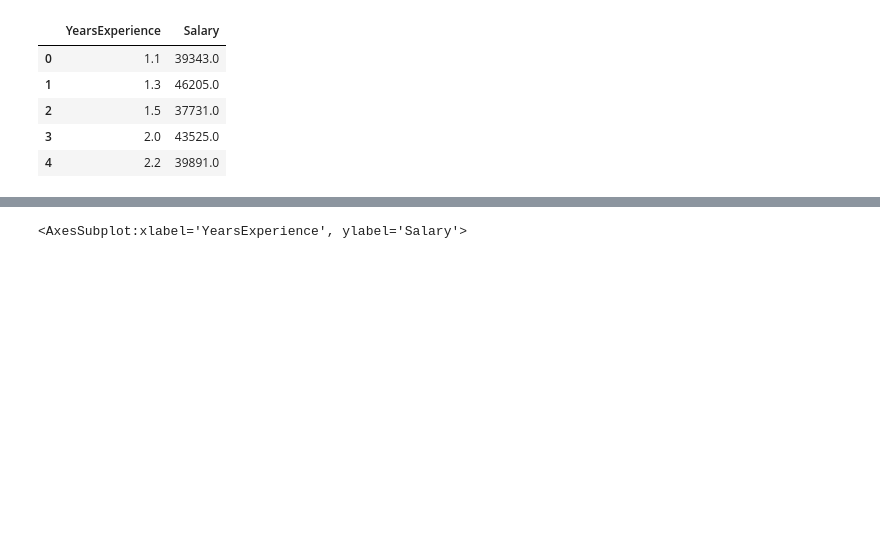
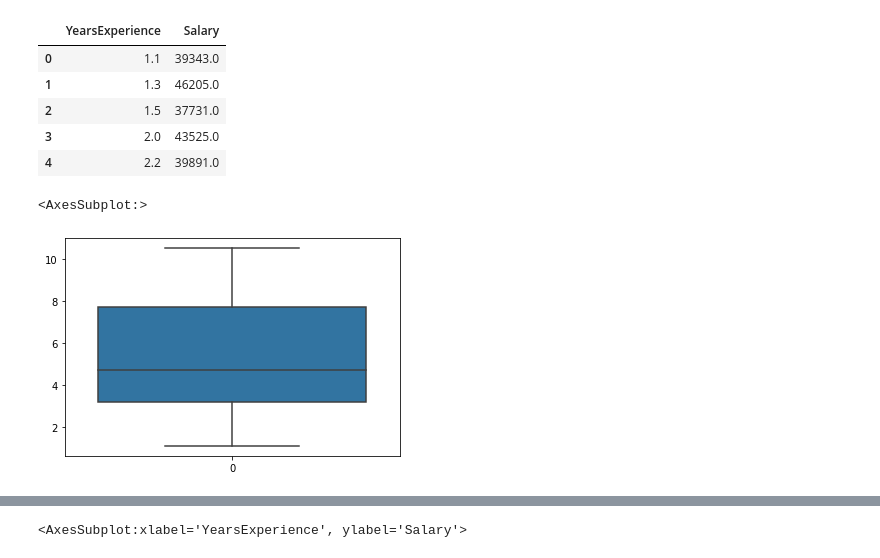
Before and after one commit to lancemachado1/Predicting_salary_SLR, a Jupyter notebook: Predicting salary-hike (SLR).ipynb, the cells around one changed output, grey strips where cells are left out. Cells and saved outputs as stored; diff of their text form; code cells hidden in the pictures; blank space fills up the shorter version.

```diff
--- a/Predicting salary-hike (SLR).ipynb
+++ b/Predicting salary-hike (SLR).ipynb
@@ -23,6 +23,11 @@ df.head()
 | 2 | 1.5 | 37731.0 |
 | 3 | 2.0 | 43525.0 |
 | 4 | 2.2 | 39891.0 |
+# %%
+sns.boxplot(data=df["YearsExperience"])
+# %% [output]
+<AxesSubplot:>
+[figure, added]
 # %%
 # Checking for correlation between label and features.
 
```
Also changed, not shown: parts of 10 cells of this notebook.
